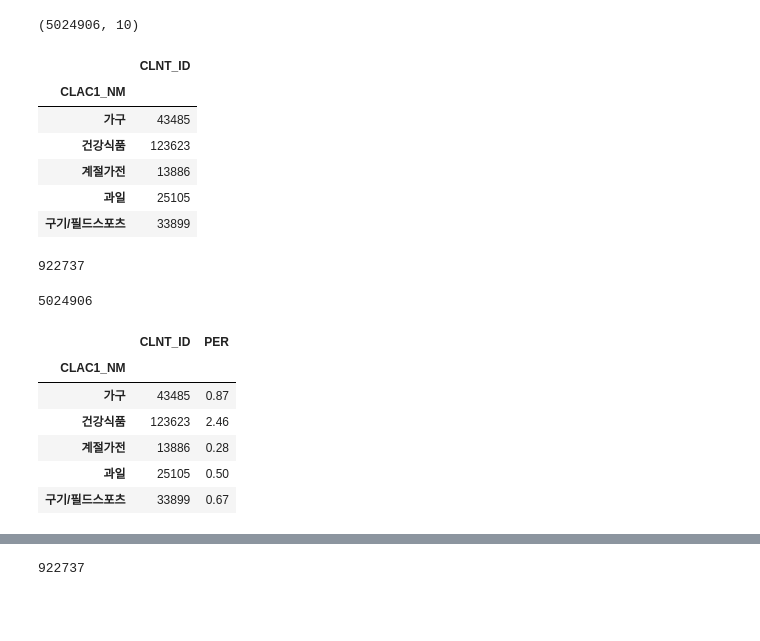
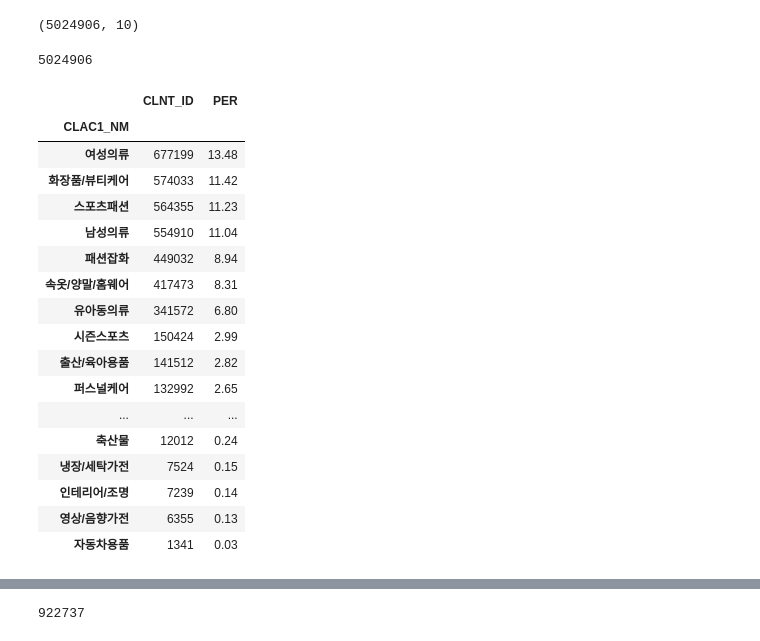
Before and after one commit to chldnjstjr/Lpoint, a Jupyter notebook: 1st_EDA.ipynb, the cells around one changed output, grey strips where cells are left out. Drawn from its saved outputs; the diff is of its cells as text; code cells hidden in the pictures; blank space fills up the shorter version.

```diff
--- a/1st_EDA.ipynb
+++ b/1st_EDA.ipynb
@@ -233,30 +233,29 @@ prdmaster.shape
 (5024906, 9)
 (5024906, 10)
 # %%
-#대분류에 따른 회원 수
+#대분류에 따른 구매이력
 prdmaster['CLAC1_NM'] = prdmaster['CLAC1_NM'].astype('category')
 clntbyclac1 = pd.DataFrame(prdmaster[['CLAC1_NM','CLNT_ID']].groupby(['CLAC1_NM']).count())
-clntbyclac1.head()
+clntbyclac1['CLNT_ID'].sum() #본 데이터셋에서 총 구매 빈도(이력)은 502만 4906번
+clntbyclac1['PER'] =(clntbyclac1['CLNT_ID']/5024906)*100
+clntbyclac1.sort_values(by='PER', ascending=False)
 # %% [output]
+5024906
-|  | CLNT_ID |
-| CLAC1_NM |  |
-| 가구 | 43485 |
-| 건강식품 | 123623 |
-| 계절가전 | 13886 |
-| 과일 | 25105 |
-| 구기/필드스포츠 | 33899 |
+|  | CLNT_ID | PER |
+| CLAC1_NM |  |  |
+| 여성의류 | 677199 | 13.48 |
+| 화장품/뷰티케어 | 574033 | 11.42 |
+| 스포츠패션 | 564355 | 11.23 |
+| 남성의류 | 554910 | 11.04 |
+| 패션잡화 | 449032 | 8.94 |
+| 속옷/양말/홈웨어 | 417473 | 8.31 |
+| 유아동의류 | 341572 | 6.80 |
+| 시즌스포츠 | 150424 | 2.99 |
+| 출산/육아용품 | 141512 | 2.82 |
+| 퍼스널케어 | 132992 | 2.65 |
+| ... | ... | ... |
+| 축산물 | 12012 | 0.24 |
+| 냉장/세탁가전 | 7524 | 0.15 |
+| 인테리어/조명 | 7239 | 0.14 |
+| 영상/음향가전 | 6355 | 0.13 |
+| 자동차용품 | 1341 | 0.03 |
-# %%
-len(prd['CLNT_ID'].unique()) #총 회원수 92만 2737명
-clntbyclac1['CLNT_ID'].sum() #본 데이터셋에서 총 구매 빈도(이력)은 502만 4906번
-clntbyclac1['PER'] =(clntbyclac1['CLNT_ID']/5024906)*100
-clntbyclac1.head()
-# %% [output]
-922737
-5024906
-|  | CLNT_ID | PER |
-| CLAC1_NM |  |  |
-| 가구 | 43485 | 0.87 |
-| 건강식품 | 123623 | 2.46 |
-| 계절가전 | 13886 | 0.28 |
-| 과일 | 25105 | 0.50 |
-| 구기/필드스포츠 | 33899 | 0.67 |
```
Also changed, not shown: parts of 8 cells of this notebook.
